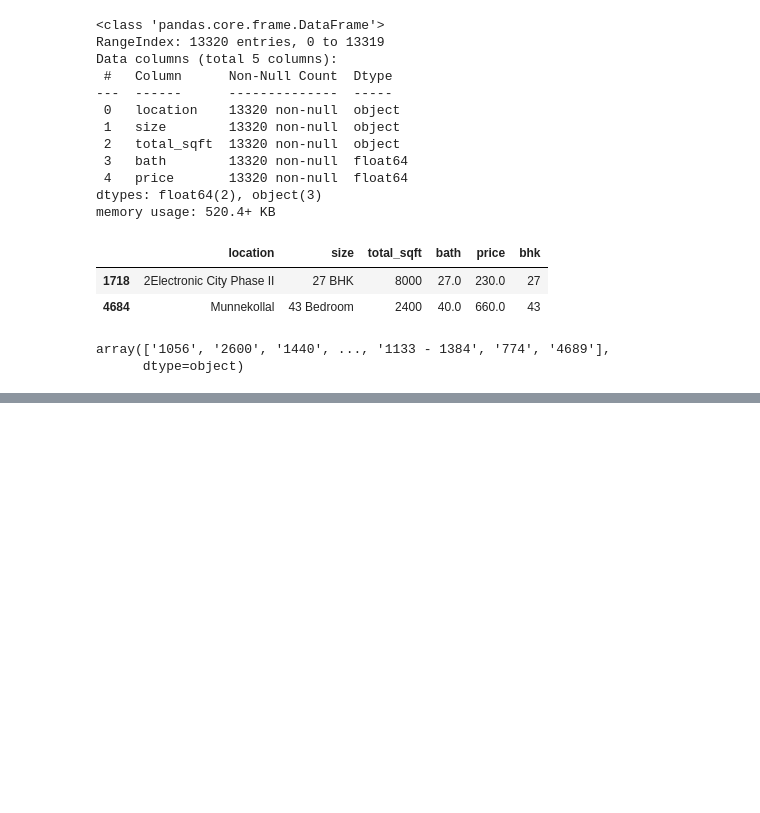
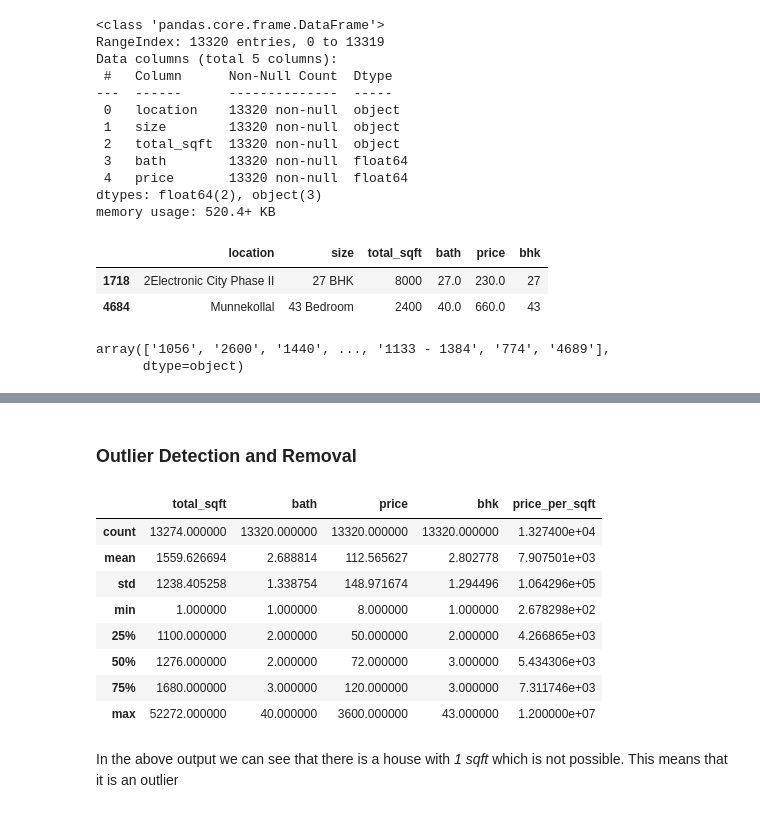
Before and after one commit to abandonedmonk/House-Price-Prediction, a Jupyter notebook: House Price Prediction.ipynb, the cells around one changed output, grey strips where cells are left out. Drawn from its saved outputs; the diff is of its cells as text; code cells hidden in the pictures; blank space fills up the shorter version.

```diff
--- a/House Price Prediction.ipynb
+++ b/House Price Prediction.ipynb
@@ -216,0 +275,4 @@ data['total_sqft'] = data['total_sqft'].apply(convert_range)
+# %%
+# Removing whitespaces in the column 'location'
+data['location'] = data['location'].apply(lambda x: x.strip())
+location_count = data['location'].value_counts()
@@ -216,0 +294,5 @@ data['total_sqft'] = data['total_sqft'].apply(convert_range)
+# %%
+# We are going to find which datasets have frequency less than or equal to 10
+# We will name them as 'Others'
+location_count_less10 = location_count[location_count <= 10]
+location_count_less10
@@ -216,0 +312,3 @@ data['total_sqft'] = data['total_sqft'].apply(convert_range)
+# %%
+data['location'] = data['location'].apply(lambda x: 'other' if x in location_count_less10 else x)
+data['location'].value_counts()
@@ -216,0 +328,17 @@ data['total_sqft'] = data['total_sqft'].apply(convert_range)
+# %% [markdown]
+### **Outlier Detection and Removal**
+# %%
+data.describe()
+# %% [output]
+|  | total_sqft | bath | price | bhk | price_per_sqft |
+| count | 13274.000000 | 13320.000000 | 13320.000000 | 13320.000000 | 1.327400e+04 |
+| mean | 1559.626694 | 2.688814 | 112.565627 | 2.802778 | 7.907501e+03 |
+| std | 1238.405258 | 1.338754 | 148.971674 | 1.294496 | 1.064296e+05 |
+| min | 1.000000 | 1.000000 | 8.000000 | 1.000000 | 2.678298e+02 |
+| 25% | 1100.000000 | 2.000000 | 50.000000 | 2.000000 | 4.266865e+03 |
+| 50% | 1276.000000 | 2.000000 | 72.000000 | 3.000000 | 5.434306e+03 |
+| 75% | 1680.000000 | 3.000000 | 120.000000 | 3.000000 | 7.311746e+03 |
+| max | 52272.000000 | 40.000000 | 3600.000000 | 43.000000 | 1.200000e+07 |
+# %% [markdown]
+In the above output we can see that there is a house with *1 sqft* which is not possible.
+This means that it is an outlier
```
Also changed, not shown: parts of 23 cells of this notebook, 1 other file.
